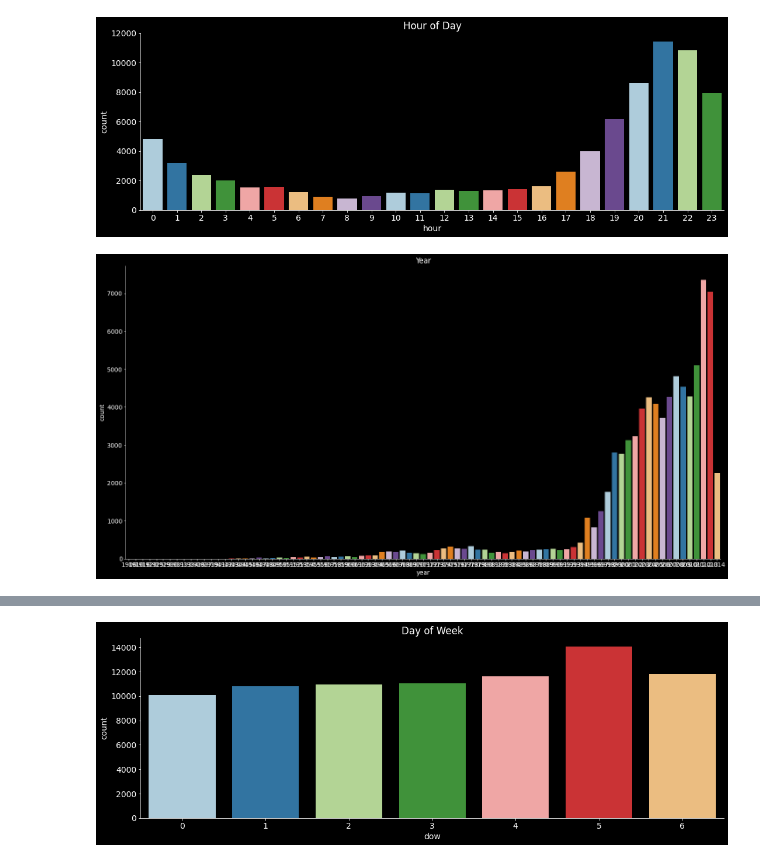
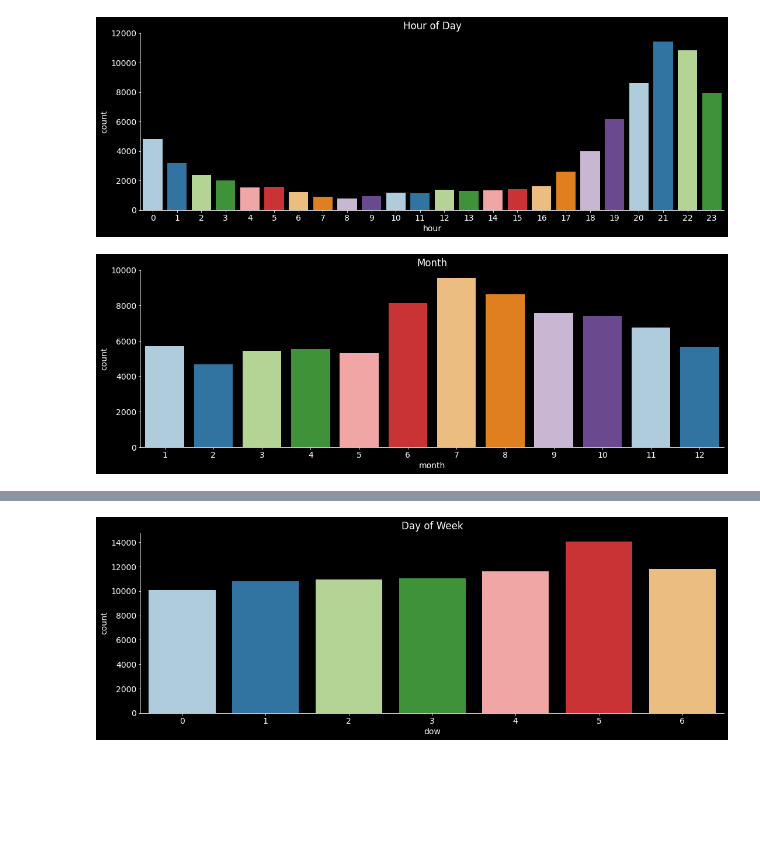
Before and after one commit to JPDZ67/alien, a Jupyter notebook: notebooks/polanket_notebook.ipynb, the cells around one changed output, grey strips where cells are left out. Drawn from its saved outputs; the diff is of its cells as text; code cells hidden in the pictures; blank space fills up the shorter version.

```diff
--- a/notebooks/polanket_notebook.ipynb
+++ b/notebooks/polanket_notebook.ipynb
@@ -66,10 +66,10 @@ plt.title('Hour of Day');
 plt.show()
 # %% [output]
 [figure]
-# %%
-sns.catplot(x="year", kind="count", palette=palette, data=time_df, height=10, aspect=2);
-sns.despine()
-plt.title('Year');
-plt.show()
-# %% [output]
-[figure, removed]
+# %%
+sns.catplot(x="month", kind="count", palette=palette, data=time_df, height=5, aspect=3);
+sns.despine()
+plt.title('Month');
+plt.show()
+# %% [output]
+[figure, added]
```
Also changed, not shown: parts of 15 cells of this notebook.
